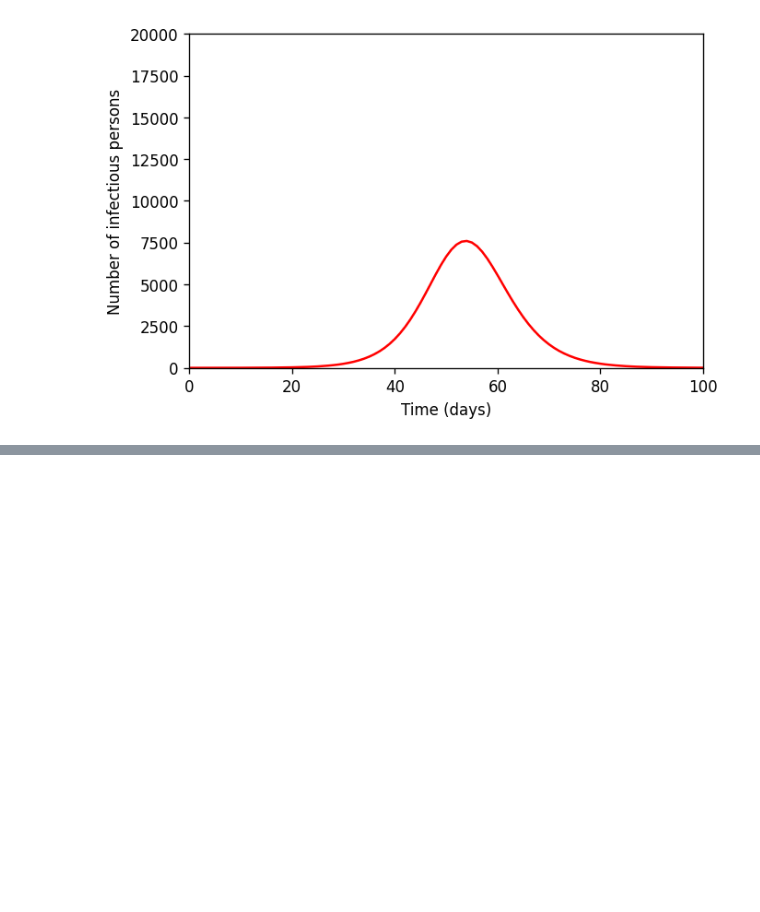
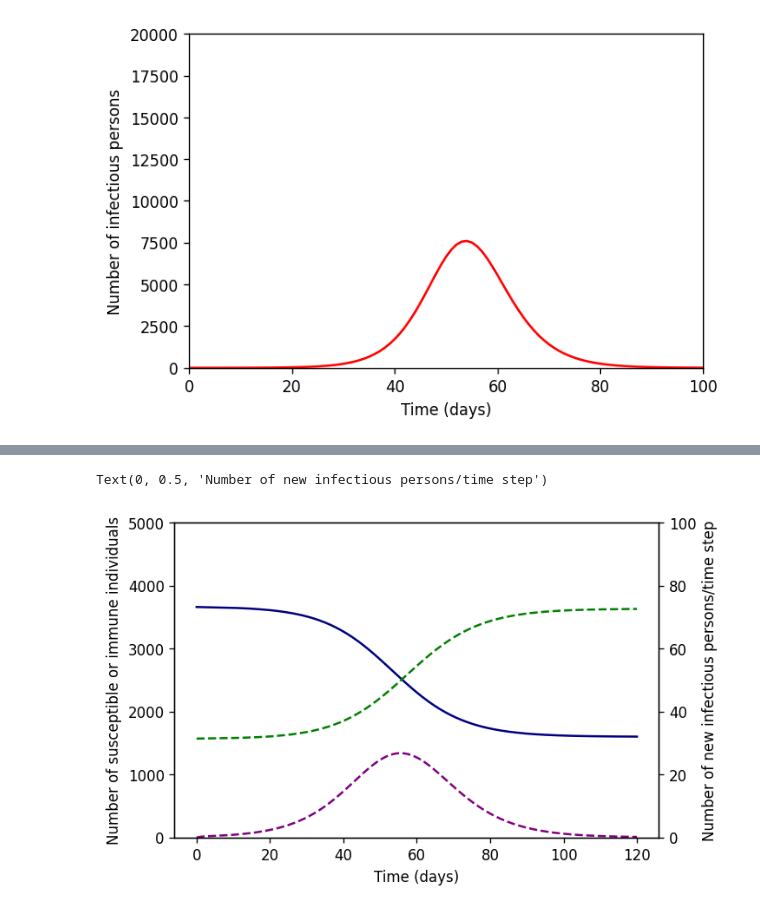
Before and after one commit to monash-emu/summer, a Jupyter notebook: docs/vynnycky_white/chapter_2_3.ipynb, the cells around one changed output, grey strips where cells are left out. Cells and saved outputs as stored; diff of their text form; code cells hidden in the pictures; blank space fills up the shorter version.

Commit message:
Add model 4.2

```diff
--- a/docs/vynnycky_white/chapter_2_3.ipynb
+++ b/docs/vynnycky_white/chapter_2_3.ipynb
@@ -269,0 +320,22 @@ ax.set_ylim((1e-2, 1e4))
+# %%
+seir_model_part_immune.run()
+# %%
+fig, ax = plt.subplots(1, 1, dpi=120)
+ax.plot(seir_model_part_immune.times, seir_model_2.outputs.T[0], color="navy")
+ax.plot(seir_model_part_immune.times, seir_model_2.outputs.T[-1], color="green", linestyle="--")
+ax.set_ylim((0, 5e3))
+ax.set_xlabel("Time (days)")
+ax.set_ylabel("Number of susceptible or immune individuals")
+
+right_ax = ax.twinx()
+right_ax.plot(
+    seir_model_part_immune.times,
+    seir_model_part_immune.derived_outputs["incidence"],
+    color="purple",
+    linestyle="--"
+)
+right_ax.set_ylim((0, 1e2))
+right_ax.set_ylabel("Number of new infectious persons/time step")
+# %% [output]
+Text(0, 0.5, 'Number of new infectious persons/time step')
+[figure, added]
```
Also changed, not shown: parts of 17 cells of this notebook.
